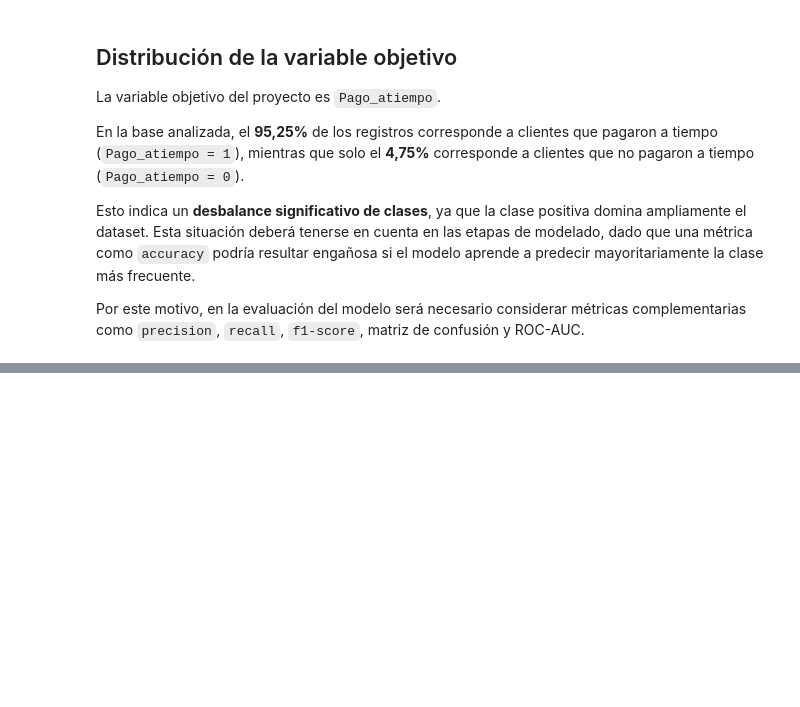
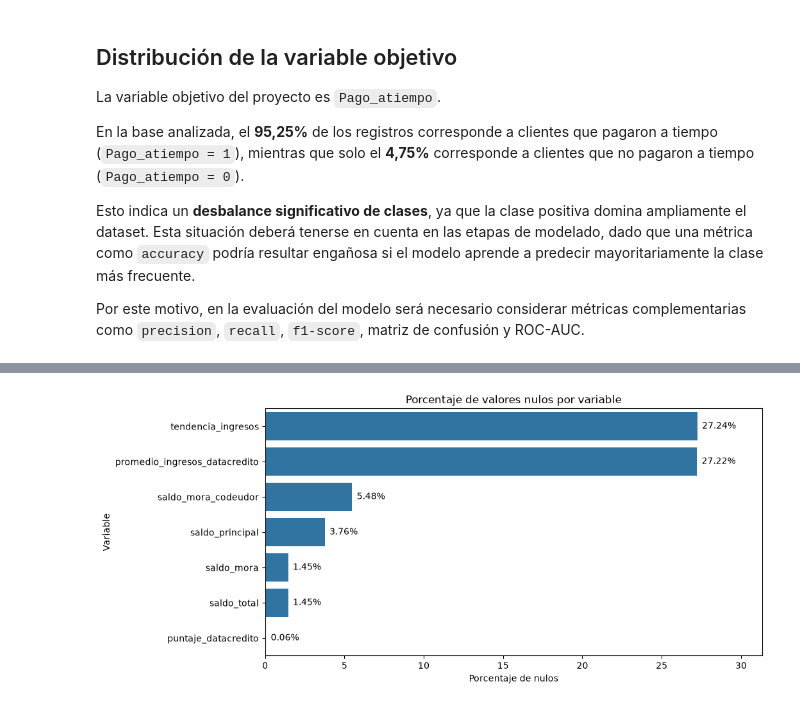
Before and after one commit to Fernandez-Martin-Dario/proyecto-integrador-m5-mlops, a Jupyter notebook: src/comprension_eda.ipynb, the cells around one changed output, grey strips where cells are left out. Saved outputs shown, nothing was run; the diff lists cells and outputs as text; code cells hidden in the pictures; blank space fills up the shorter version.

```diff
--- a/src/comprension_eda.ipynb
+++ b/src/comprension_eda.ipynb
@@ -114,0 +145,12 @@ Por este motivo, en la evaluación del modelo será necesario considerar métric
+# %%
+# ============================================================
+# 9. Análisis de valores nulos
+# ============================================================
+resumen_nulos = pd.DataFrame({
+    "columna": df.columns,
+    "nulos": df.isnull().sum().values,
+    "porcentaje_nulos": (df.isnull().mean().values * 100).round(2)
+})
+resumen_nulos = resumen_nulos[resumen_nulos["nulos"] > 0]
+resumen_nulos = resumen_nulos.sort_values(by="porcentaje_nulos", ascending=False)
+resumen_nulos
@@ -114,0 +176,26 @@ Por este motivo, en la evaluación del modelo será necesario considerar métric
+# %%
+# ============================================================
+# 10. Visualización de valores nulos
+# ============================================================
+plt.figure(figsize=(10, 5))
+ax = sns.barplot(
+    data=resumen_nulos,
+    x="porcentaje_nulos",
+    y="columna"
+)
+plt.title("Porcentaje de valores nulos por variable")
+plt.xlabel("Porcentaje de nulos")
+plt.ylabel("Variable")
+for barra in ax.patches:
+    porcentaje = barra.get_width()
+
+    ax.text(
+        porcentaje + 0.3,
+        barra.get_y() + barra.get_height() / 2,
+        f"{porcentaje:.2f}%",
+        va="center"
+    )
+plt.xlim(0, resumen_nulos["porcentaje_nulos"].max() * 1.15)
+plt.show()
+# %% [output]
+[figure, added]
```
Also changed, not shown: parts of 44 cells of this notebook.
